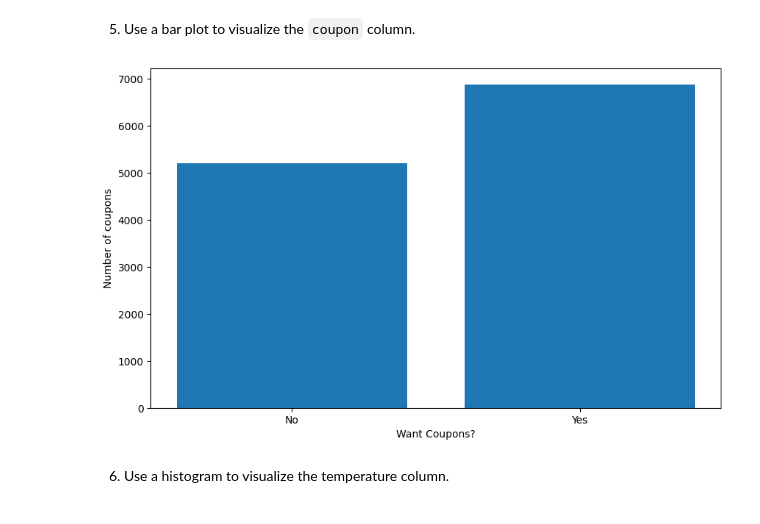
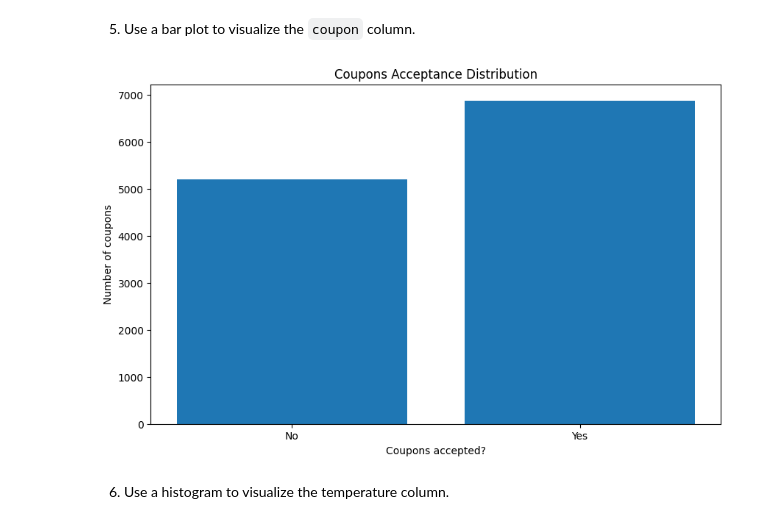
Before and after one commit to sureshv0105/BerkeleyML, a Jupyter notebook: prompt.ipynb, the cells around one changed output. Drawn from its saved outputs; the diff is of its cells as text; code cells hidden in the pictures.

```diff
--- a/prompt.ipynb
+++ b/prompt.ipynb
@@ -163,18 +159,18 @@ Percentage of observations kept: 95.23%
 # %%
 import matplotlib.pyplot as plt
 
 platform_counts = data['Y'].value_counts()
 
 # Create a bar plot using Matplotlib
 plt.figure(figsize=(10, 6))
 plt.bar(platform_counts.index, platform_counts.values)
-
-plt.xlabel('Want Coupons?')
+plt.title('Coupons Acceptance Distribution')
+plt.xlabel('Coupons accepted?')
 plt.ylabel('Number of coupons')
 plt.xticks(ticks=[0, 1], labels=['No', 'Yes'])
 plt.show()
 # %% [output]
-[figure, old version]
+[figure, new version]
 # %% [markdown]
 6. Use a histogram to visualize the temperature column.
 # %%
```
Also changed, not shown: parts of 1 cell of this notebook.
